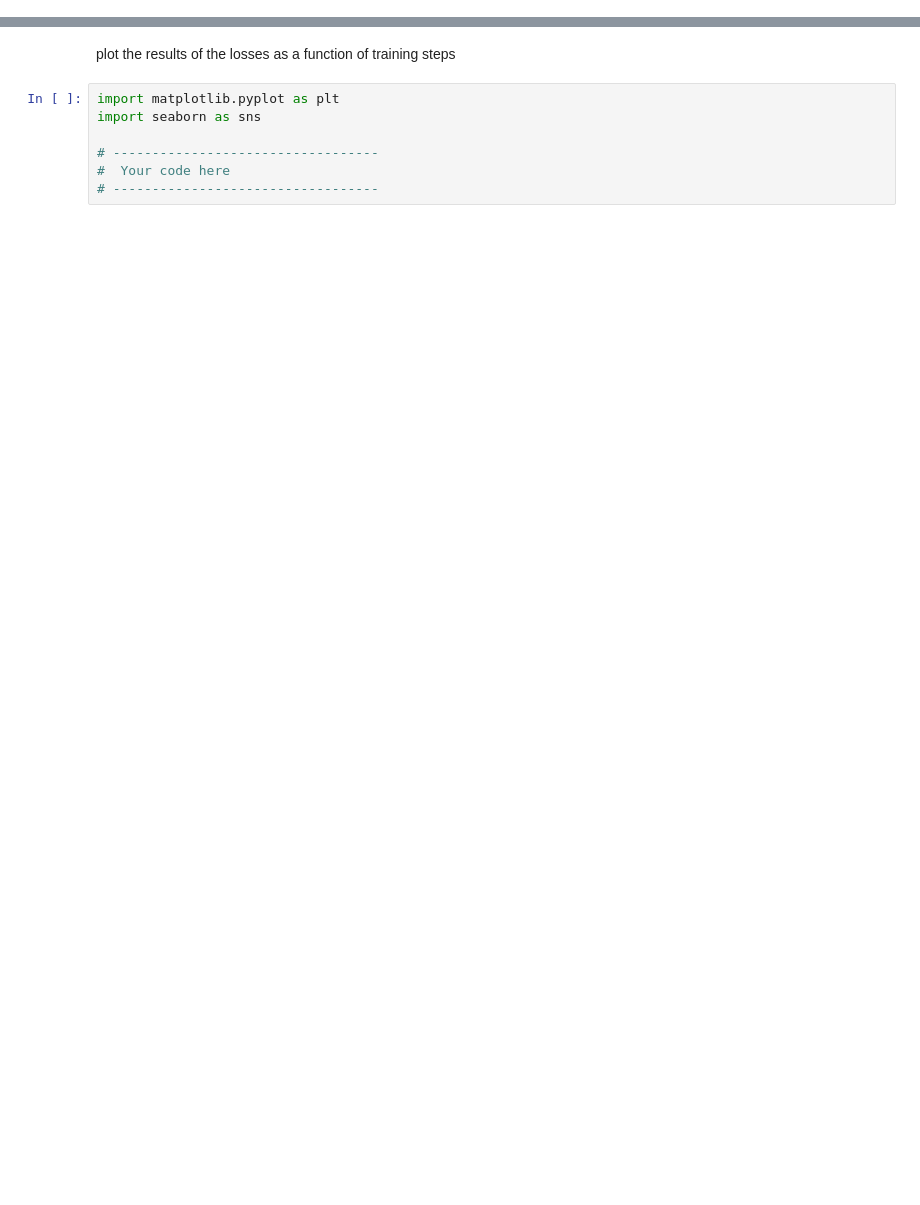
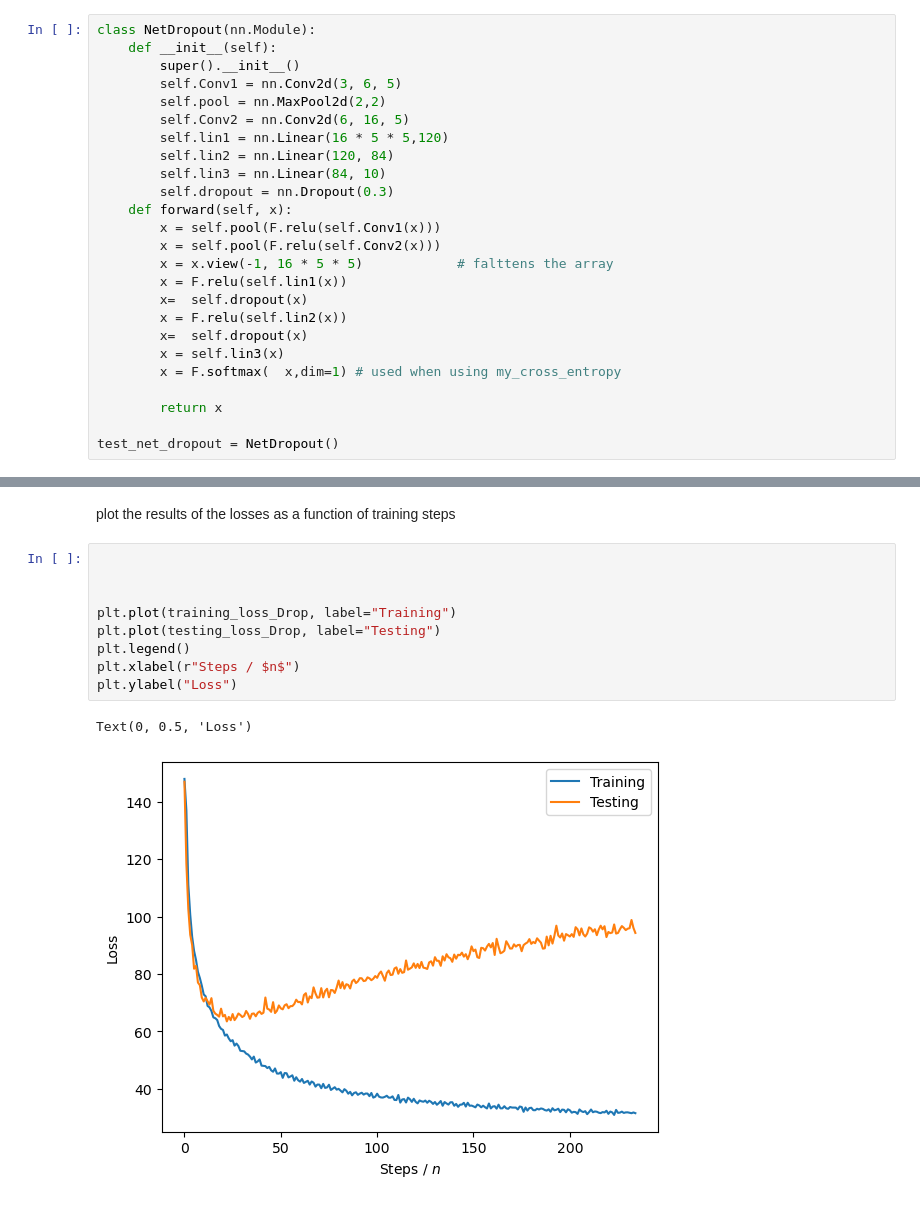
Before and after one commit to BenediktAuer/ML_SS24, a Jupyter notebook: Exercise5/sheet-5.ipynb, the cells around one changed output, grey strips where cells are left out. Saved outputs shown, nothing was run; the diff lists cells and outputs as text; blank space fills up the shorter version.

```diff
--- a/Exercise5/sheet-5.ipynb
+++ b/Exercise5/sheet-5.ipynb
@@ -240,2 +253,27 @@ net_dropout = NetDropout()
+# %%
+class NetDropout(nn.Module):
+    def __init__(self):
+        super().__init__()
+        self.Conv1 = nn.Conv2d(3, 6, 5)
+        self.pool = nn.MaxPool2d(2,2)
+        self.Conv2 = nn.Conv2d(6, 16, 5)
+        self.lin1 = nn.Linear(16 * 5 * 5,120)
+        self.lin2 = nn.Linear(120, 84)
+        self.lin3 = nn.Linear(84, 10)
+        self.dropout = nn.Dropout(0.3)
+    def forward(self, x):
+        x = self.pool(F.relu(self.Conv1(x)))
+        x = self.pool(F.relu(self.Conv2(x)))
+        x = x.view(-1, 16 * 5 * 5)            # falttens the array
+        x = F.relu(self.lin1(x))
+        x=  self.dropout(x)
+        x = F.relu(self.lin2(x))
+        x=  self.dropout(x)
+        x = self.lin3(x)
+        x = F.softmax(  x,dim=1) # used when using my_cross_entropy
+
+        return x
+
+test_net_dropout = NetDropout()
 # %% [markdown]
 Train the new `net_dropout` model
@@ -246,9 +340,14 @@ Train the new `net_dropout` model
 # %% [markdown]
 plot the results of the losses as a function of training steps
-# %%
-import matplotlib.pyplot as plt
-import seaborn as sns
-
-# ----------------------------------
-#  Your code here
-# ----------------------------------
+# %%
+
+
+
+plt.plot(training_loss_Drop, label="Training")
+plt.plot(testing_loss_Drop, label="Testing")
+plt.legend()
+plt.xlabel(r"Steps / $n$")
+plt.ylabel("Loss")
+# %% [output]
+Text(0, 0.5, 'Loss')
+[figure, added]
```
Also changed, not shown: parts of 13 cells of this notebook.
